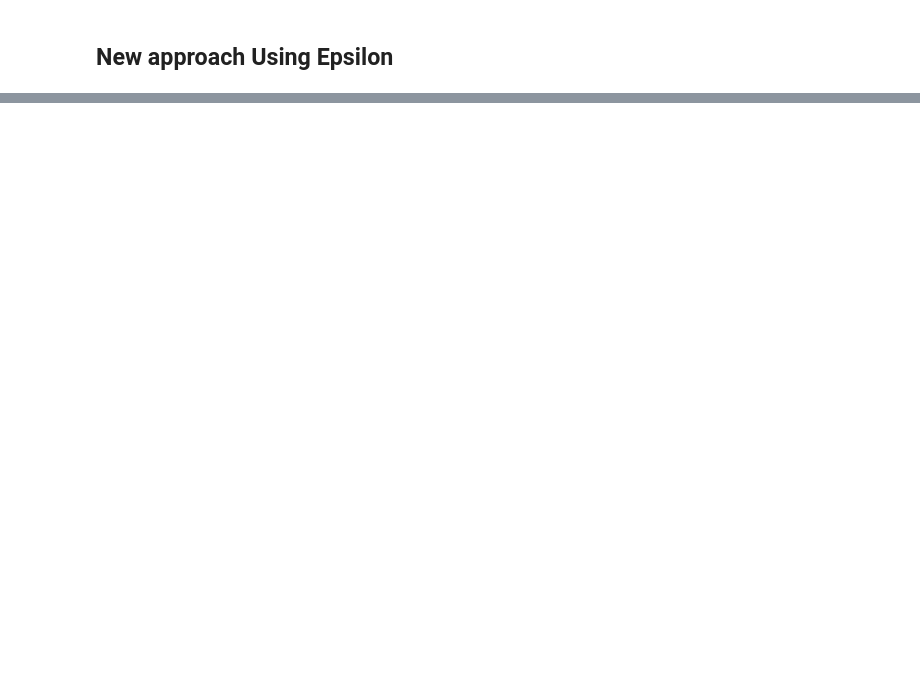
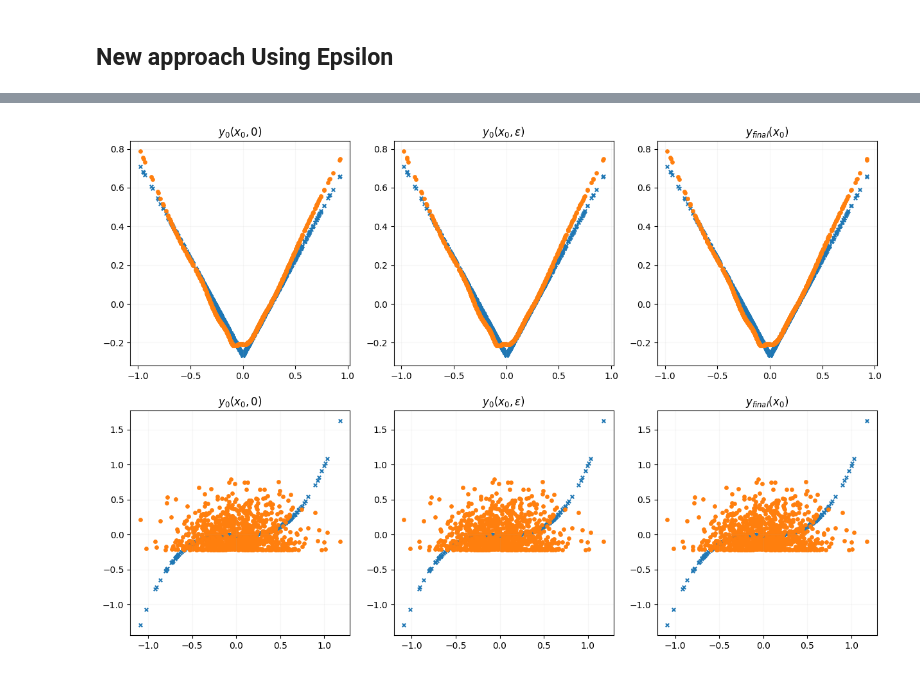
Before and after one commit to VictorAndresDlh/nobsp_dnn, a Jupyter notebook: NObSP/main_nn_lab.ipynb, the cells around one changed output, grey strips where cells are left out. Saved outputs shown, nothing was run; the diff lists cells and outputs as text; code cells hidden in the pictures; blank space fills up the shorter version.

```diff
--- a/NObSP/main_nn_lab.ipynb
+++ b/NObSP/main_nn_lab.ipynb
@@ -190,0 +235,17 @@ plt.show()
+# %%
+fig, axs = plt.subplots(2, 3, figsize=(15, 10))
+s = 15
+
+for i, ax in enumerate(axs.flatten()):
+    x = x0 if i < 3 else x1
+    g = g0 if i < 3 else g1
+    y = y_est[:, 0] if i % 3 == 0 else y_est_eps[:, 0] if i % 3 == 1 else y_final[:, 0]
+    ax.scatter(x, g - g.mean(), marker='x', s=s)
+    ax.scatter(x, y - y.mean(), marker='o', s=s)
+    title = "$y_{{0}}(x_{{0}}, 0)$" if i % 3 == 0 else "$y_{{0}}(x_{{0}}, \\epsilon)$" if i % 3 == 1 else "$y_{{final}}(x_{{0}})$"
+    ax.set_title(title.format(i % 3))
+    ax.grid(alpha = 0.1)
+
+plt.show()
+# %% [output]
+[figure, added]
```
Also changed, not shown: parts of 17 cells of this notebook, 1 other file.
